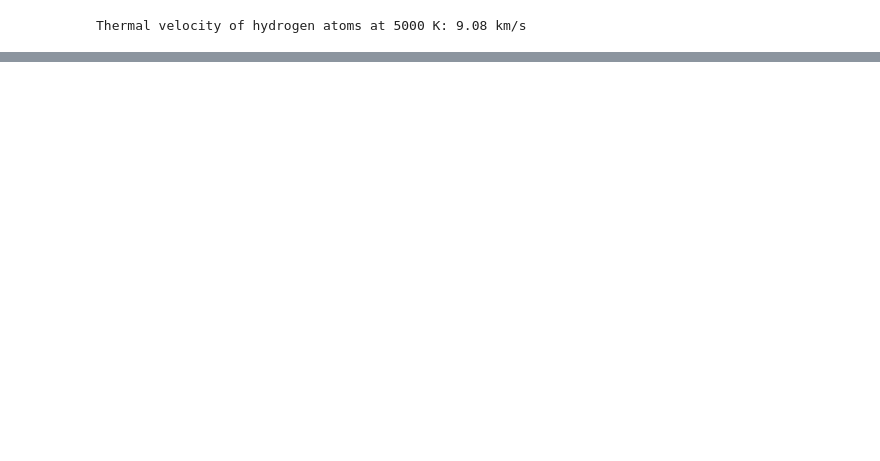
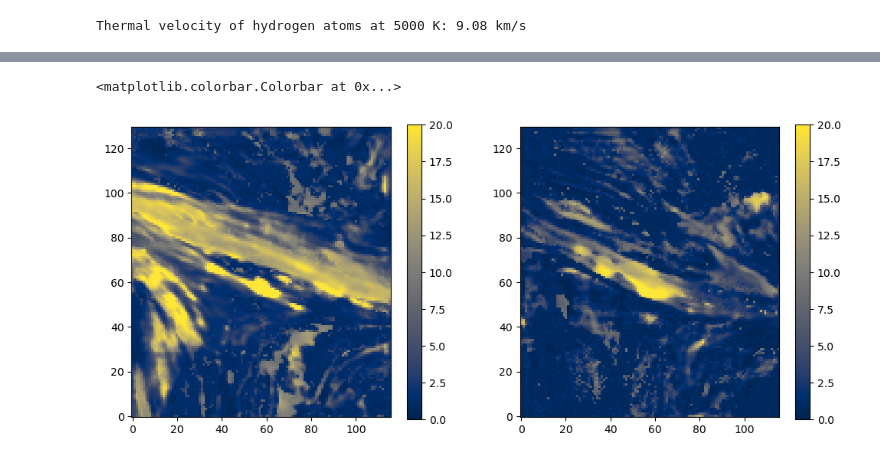
Before and after one commit to ivanzmilic/cloudtorch, a Jupyter notebook: main_gpu_bck_mparams.ipynb, the cells around one changed output, grey strips where cells are left out. Cells and saved outputs as stored; diff of their text form; code cells hidden in the pictures; blank space fills up the shorter version.

```diff
--- a/main_gpu_bck_mparams.ipynb
+++ b/main_gpu_bck_mparams.ipynb
@@ -416,0 +408,11 @@ plt.colorbar()
+# %%
+plt.figure(figsize=[12,5])
+plt.subplot(121)
+plt.imshow((parameters[:, :, 3]*0.5*(1+np.tanh(1.0*(parameters[:,:,1]-1.5)))).T, origin='lower', cmap='cividis', vmin=0, vmax=20)
+plt.colorbar()
+plt.subplot(122)
+plt.imshow((parameters[:, :, 8]*0.5*(1+np.tanh(2.0*(parameters[:,:,6]-1.0)))).T, origin='lower', cmap='cividis', vmin=0, vmax=20)
+plt.colorbar()
+# %% [output]
+<matplotlib.colorbar.Colorbar at 0x...>
+[figure, added]
```
Also changed, not shown: parts of 14 cells of this notebook, 1 other file.
